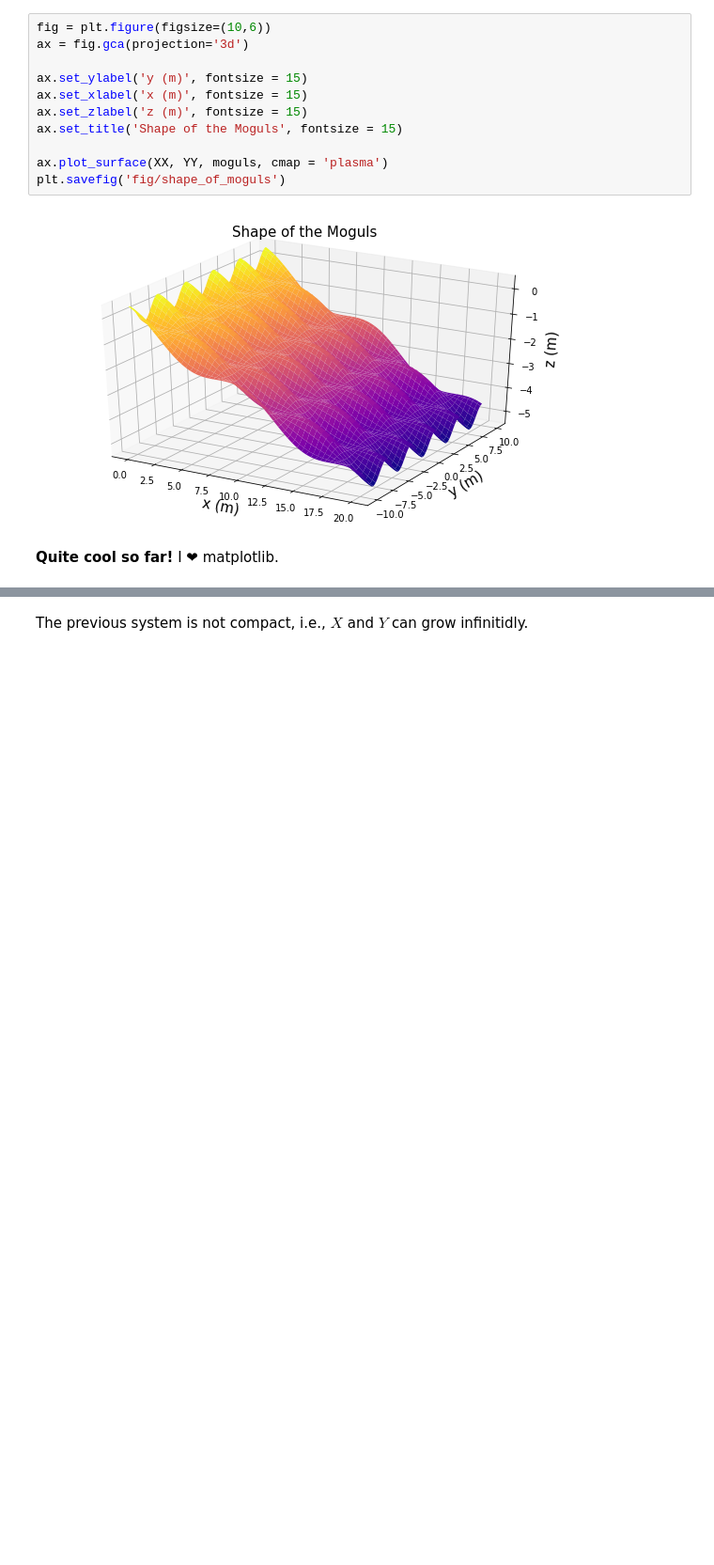
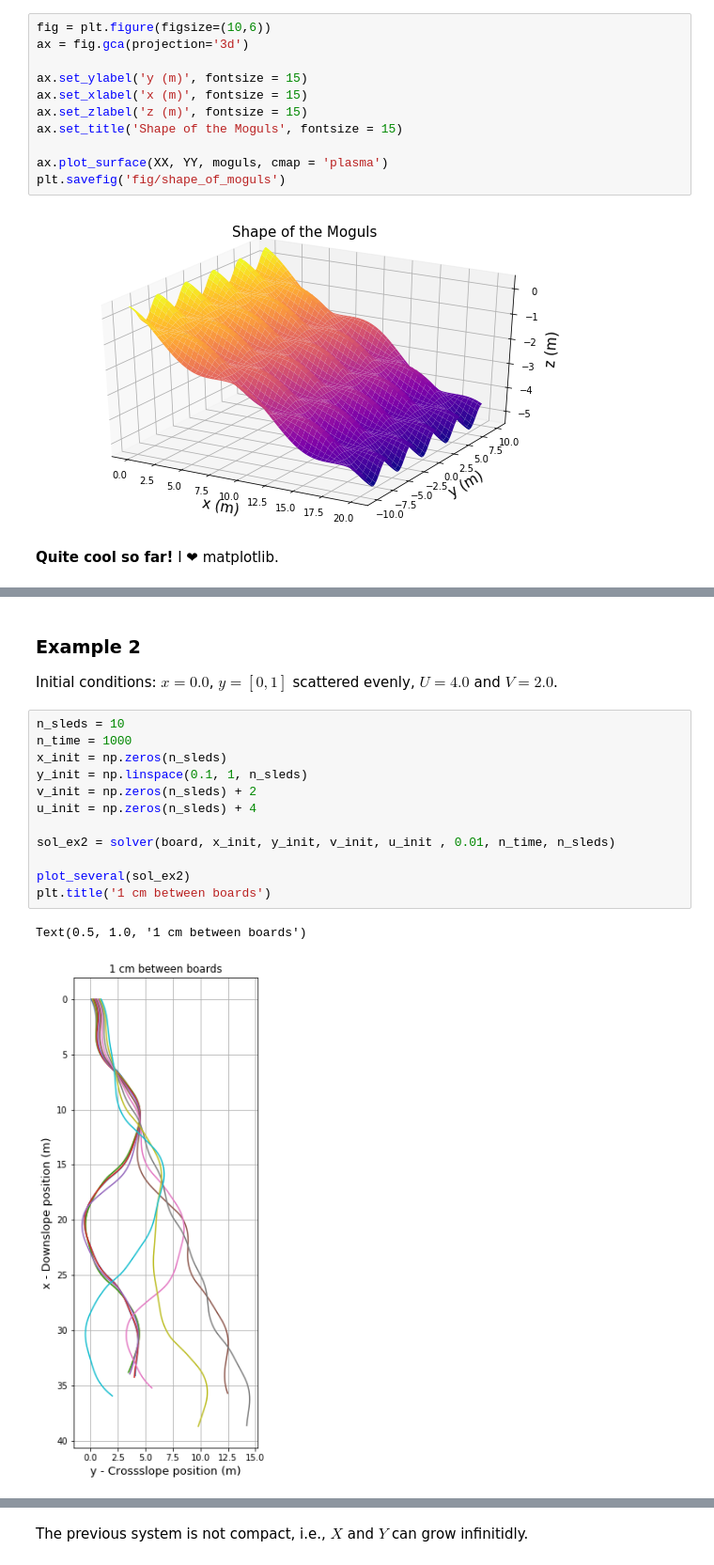
Before and after one commit to cpierard/moguls_of_chaos, a Jupyter notebook: Moguls_of_Chaos_[python].ipynb, the cells around one changed output, grey strips where cells are left out. Shown at 94% size. Cells and saved outputs as stored; diff of their text form; blank space fills up the shorter version.

```diff
--- a/Moguls_of_Chaos_[python].ipynb
+++ b/Moguls_of_Chaos_[python].ipynb
@@ -126,0 +203,19 @@ Text(0.5, 0, 'y - Crossslope position (m)')
+# %% [markdown]
+### Example 2
+
+Initial conditions: $x = 0.0$, $y = [0,1]$ scattered evenly, $U = 4.0$ and $V = 2.0$.
+# %%
+n_sleds = 10
+n_time = 1000
+x_init = np.zeros(n_sleds)
+y_init = np.linspace(0.1, 1, n_sleds)
+v_init = np.zeros(n_sleds) + 2
+u_init = np.zeros(n_sleds) + 4
+
+sol_ex2 = solver(board, x_init, y_init, v_init, u_init , 0.01, n_time, n_sleds)
+
+plot_several(sol_ex2)
+plt.title('1 cm between boards')
+# %% [output]
+Text(0.5, 1.0, '1 cm between boards')
+[figure, added]
```
Also changed, not shown: parts of 33 cells of this notebook, 11 other files.
